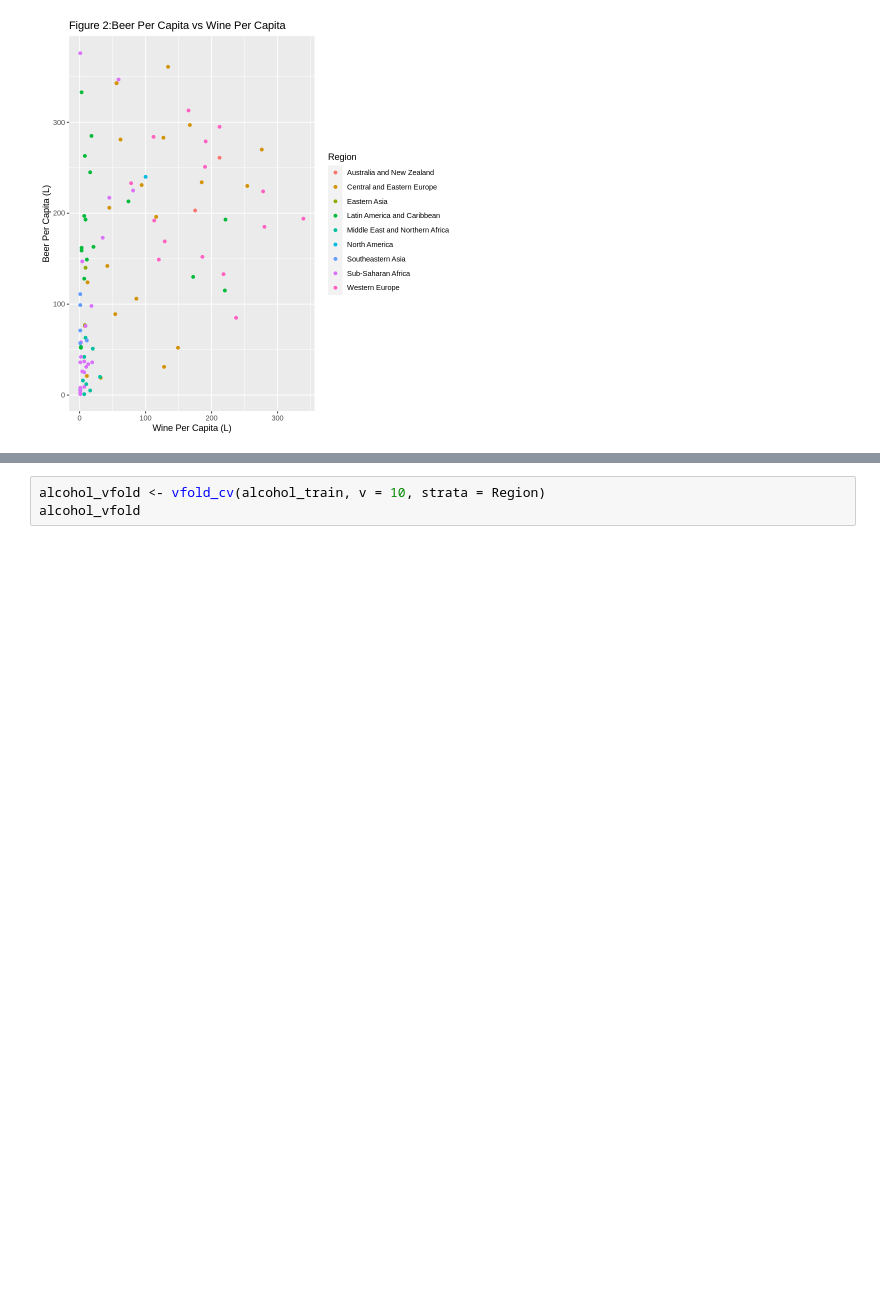
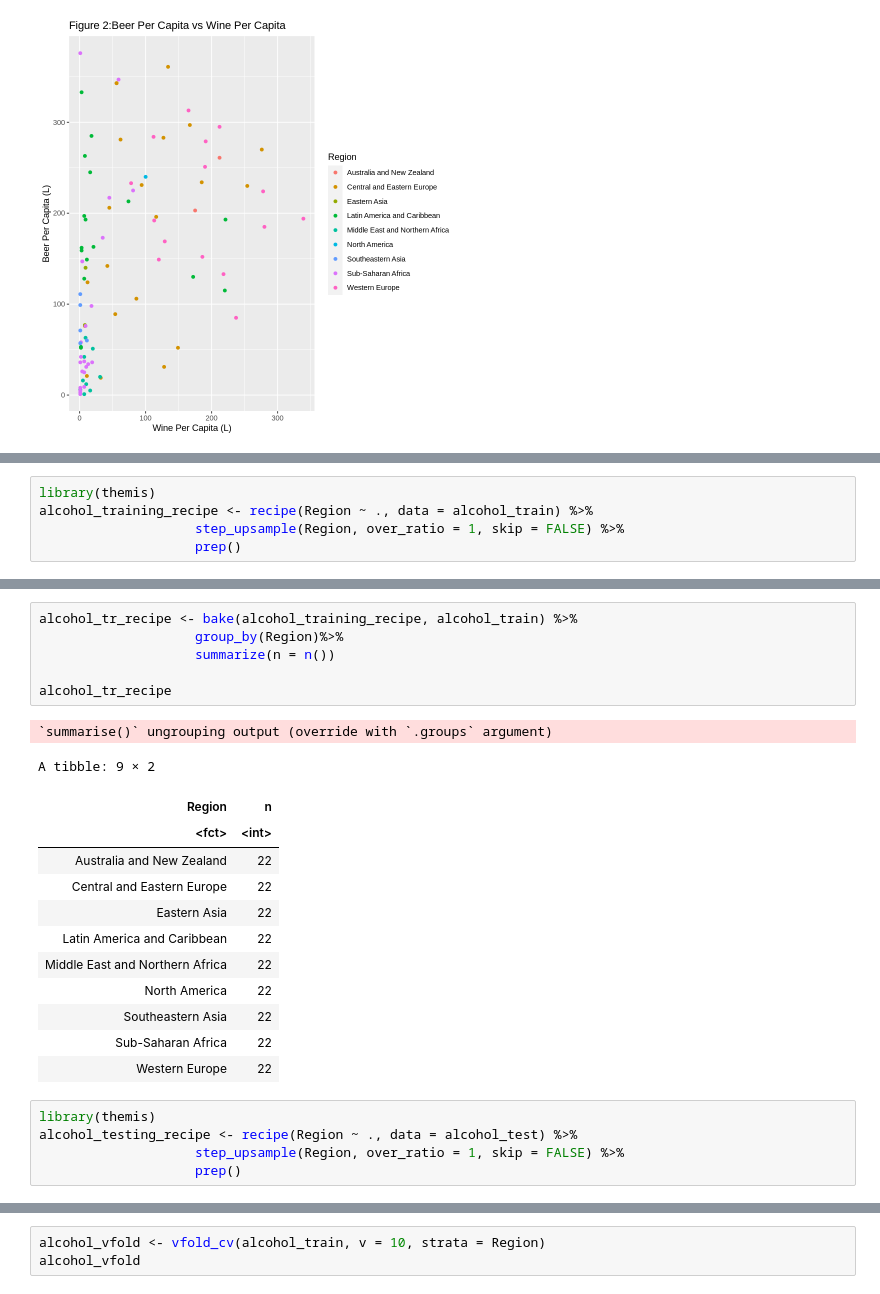
Before and after one commit to chloekim672/007-project-dsci-25-, a Jupyter notebook: dsciprojectfinal.ipynb, the cells around one changed output, grey strips where cells are left out. Cells and saved outputs as stored; diff of their text form; blank space fills up the shorter version.

```diff
--- a/dsciprojectfinal.ipynb
+++ b/dsciprojectfinal.ipynb
@@ -202,0 +212,5 @@ We now created 10 folds to split up the data fro cross validation to do cross va
+# %%
+library(themis)
+alcohol_training_recipe <- recipe(Region ~ ., data = alcohol_train) %>%
+                    step_upsample(Region, over_ratio = 1, skip = FALSE) %>%
+                    prep()
@@ -202,0 +229,25 @@ We now created 10 folds to split up the data fro cross validation to do cross va
+# %%
+alcohol_tr_recipe <- bake(alcohol_training_recipe, alcohol_train) %>%
+                    group_by(Region)%>%
+                    summarize(n = n())
+
+alcohol_tr_recipe
+# %% [output]
+`summarise()` ungrouping output (override with `.groups` argument)
+A tibble: 9 × 2
+| Region | n |
+| <fct> | <int> |
+| Australia and New Zealand | 22 |
+| Central and Eastern Europe | 22 |
+| Eastern Asia | 22 |
+| Latin America and Caribbean | 22 |
+| Middle East and Northern Africa | 22 |
+| North America | 22 |
+| Southeastern Asia | 22 |
+| Sub-Saharan Africa | 22 |
+| Western Europe | 22 |
+# %%
+library(themis)
+alcohol_testing_recipe <- recipe(Region ~ ., data = alcohol_test) %>%
+                    step_upsample(Region, over_ratio = 1, skip = FALSE) %>%
+                    prep()
```
Also changed, not shown: parts of 13 cells of this notebook.
